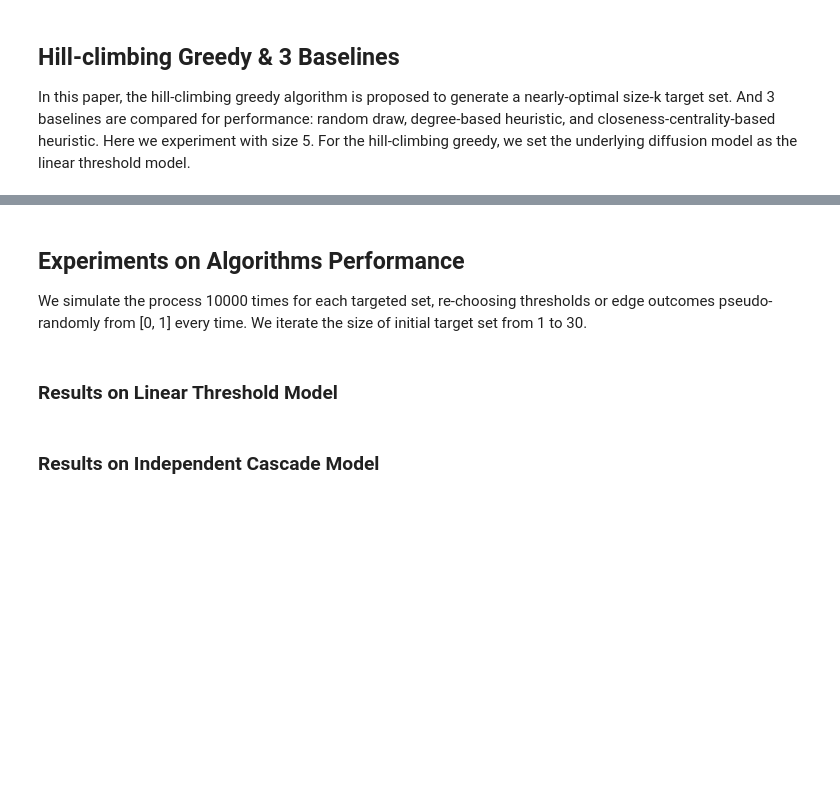
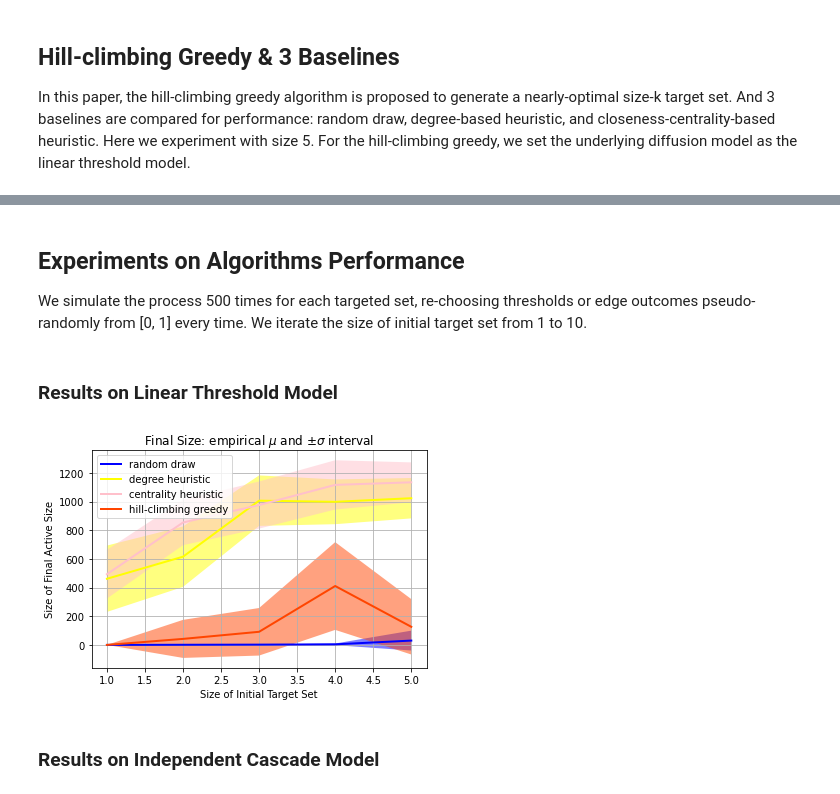
Before and after one commit to liu-yihong/maximize-influence-spread, a Jupyter notebook: test-case.ipynb, the cells around one changed output, grey strips where cells are left out. Cells and saved outputs as stored; diff of their text form; code cells hidden in the pictures; blank space fills up the shorter version.

```diff
--- a/test-case.ipynb
+++ b/test-case.ipynb
@@ -82,15 +79,17 @@ print(target_set4)
 # %% [markdown]
 ## Experiments on Algorithms Performance
 
-We simulate the process 10000 times for each targeted set,
+We simulate the process 500 times for each targeted set,
 re-choosing thresholds or edge outcomes pseudo-randomly from
-[0, 1] every time. We iterate the size of initial target set from 1 to 30.
+[0, 1] every time. We iterate the size of initial target set from 1 to 10.
 # %% [markdown]
 ### Results on Linear Threshold Model
 # %%
 experiments_and_plot(multigraph, directed_graph,
-                     max_k=10, num_exp=500, max_iter=500,
+                     max_k=5, num_exp=50, max_iter=500,
                      mode='linear threshold', p_cascade=0.01)
+# %% [output]
+[figure, added]
 # %% [markdown]
 ### Results on Independent Cascade Model
 # %% [markdown]
```
Also changed, not shown: parts of 2 cells of this notebook, 1 other file.
